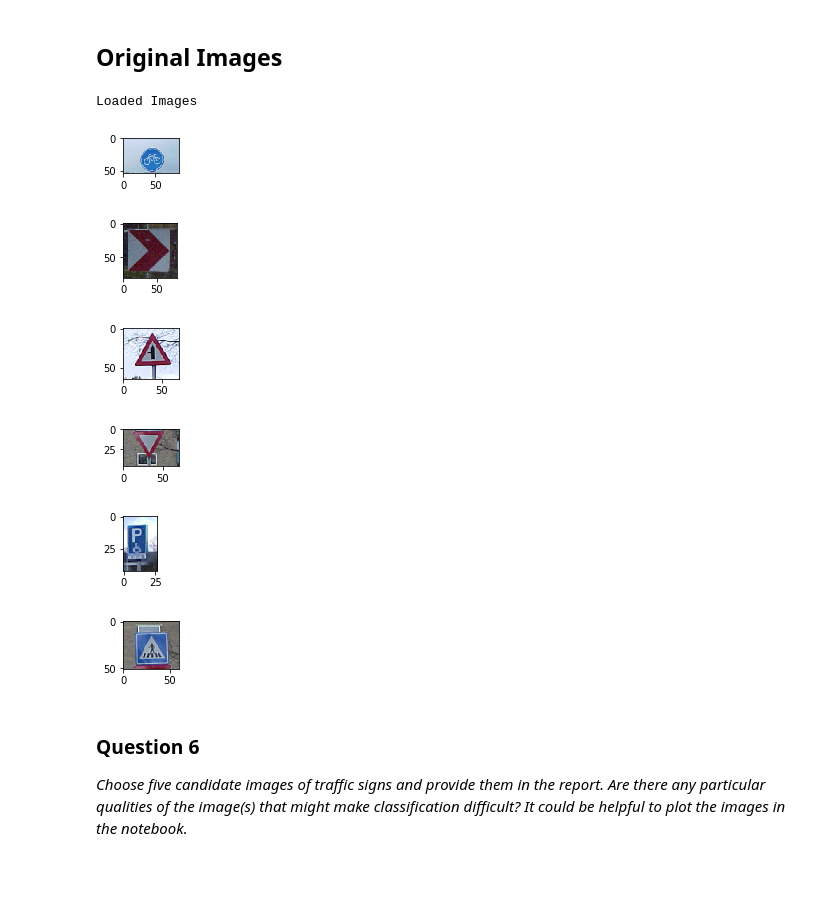
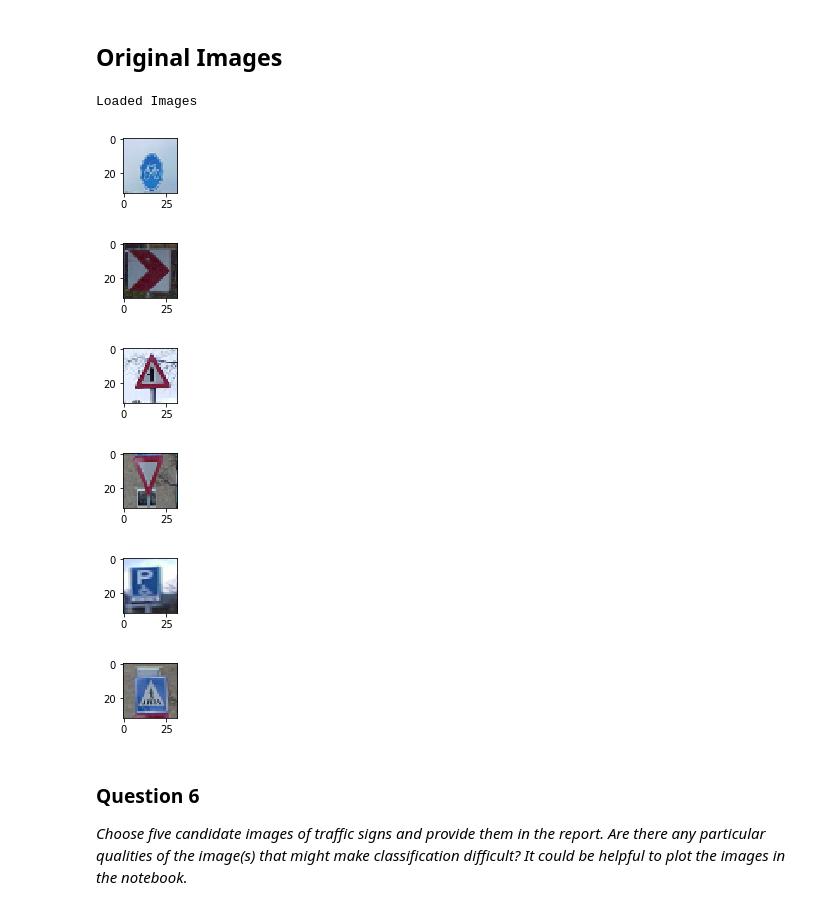
Before and after one commit to jatindhankhar/CarND-Traffic-Sign-Classifier-Project, a Jupyter notebook: Traffic_Sign_Classifier.ipynb, the cells around one changed output. Cells and saved outputs as stored; diff of their text form; code cells hidden in the pictures; blank space fills up the shorter version.

```diff
--- a/Traffic_Sign_Classifier.ipynb
+++ b/Traffic_Sign_Classifier.ipynb
@@ -401,28 +401,31 @@ Use the code cell (or multiple code cells, if necessary) to implement the first
 # %%
 ### Load the images and plot them here.
 ### Feel free to use as many code cells as needed.
 # http://www.cs.rug.nl/~imaging/databases/traffic_sign_database/traffic_sign_database.html
 # C. Grigorescu and N. Petkov - "Distance sets for shape filters and shape recognition", IEEE Trans. on Image Processing.
 import matplotlib.image as mpimg
 import cv2
+import tensorflow as tf
+import numpy as np
 real_images = []
 real_labels= [29,39,11,13,40,28] # No equivalent lable for 4th image
 for i in range(1,7):
     img = mpimg.imread(("./real_test/{}.png").format(i))
-    image = cv2.resize(image, (32, 32)) # Resize them as per our CNN
+    img = cv2.resize(img, (32, 32)) # Resize them as per our CNN
+    img = np.array(img)
     real_images.append(img)
     plt.figure(figsize=(1,1))
     plt.imshow(img)
 
 print("Loaded Images")
 # %% [output]
 Loaded Images
-[figure, old version]
+[figure, new version]
-[figure, old version]
+[figure, new version]
-[figure, old version]
+[figure, new version]
-[figure, old version]
+[figure, new version]
-[figure, old version]
+[figure, new version]
-[figure, old version]
+[figure, new version]
 # %% [markdown]
 ### Question 6
 
```
Also changed, not shown: parts of 1 cell of this notebook.
